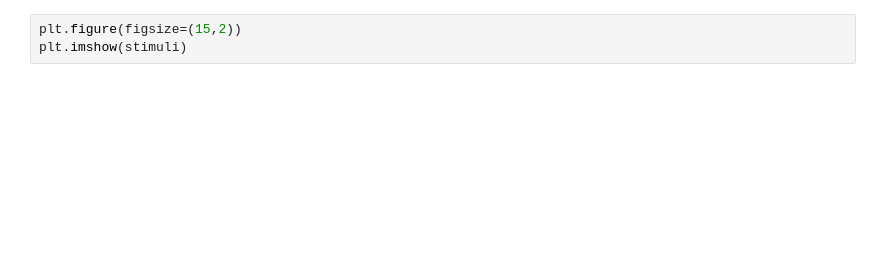
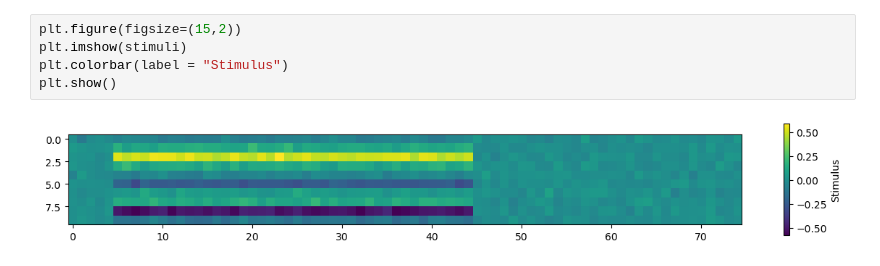
Before and after one commit to lfogarty98/mhbf_pt, a Jupyter notebook: Project/scratch.ipynb, the cells around one changed output. Drawn from its saved outputs; the diff is of its cells as text; blank space fills up the shorter version.

```diff
--- a/Project/scratch.ipynb
+++ b/Project/scratch.ipynb
@@ -44,5 +49,9 @@ KeyError: tensor(1., dtype=torch.float64)
 # %%
 plt.figure(figsize=(15,2))
 plt.imshow(stimuli)
+plt.colorbar(label = "Stimulus")
+plt.show()
+# %% [output]
+[figure, added]
 # %% [markdown]
 2. Implement the recurrent neural network in your favorite deep learning library. The
```
Also changed, not shown: parts of 7 cells of this notebook.
